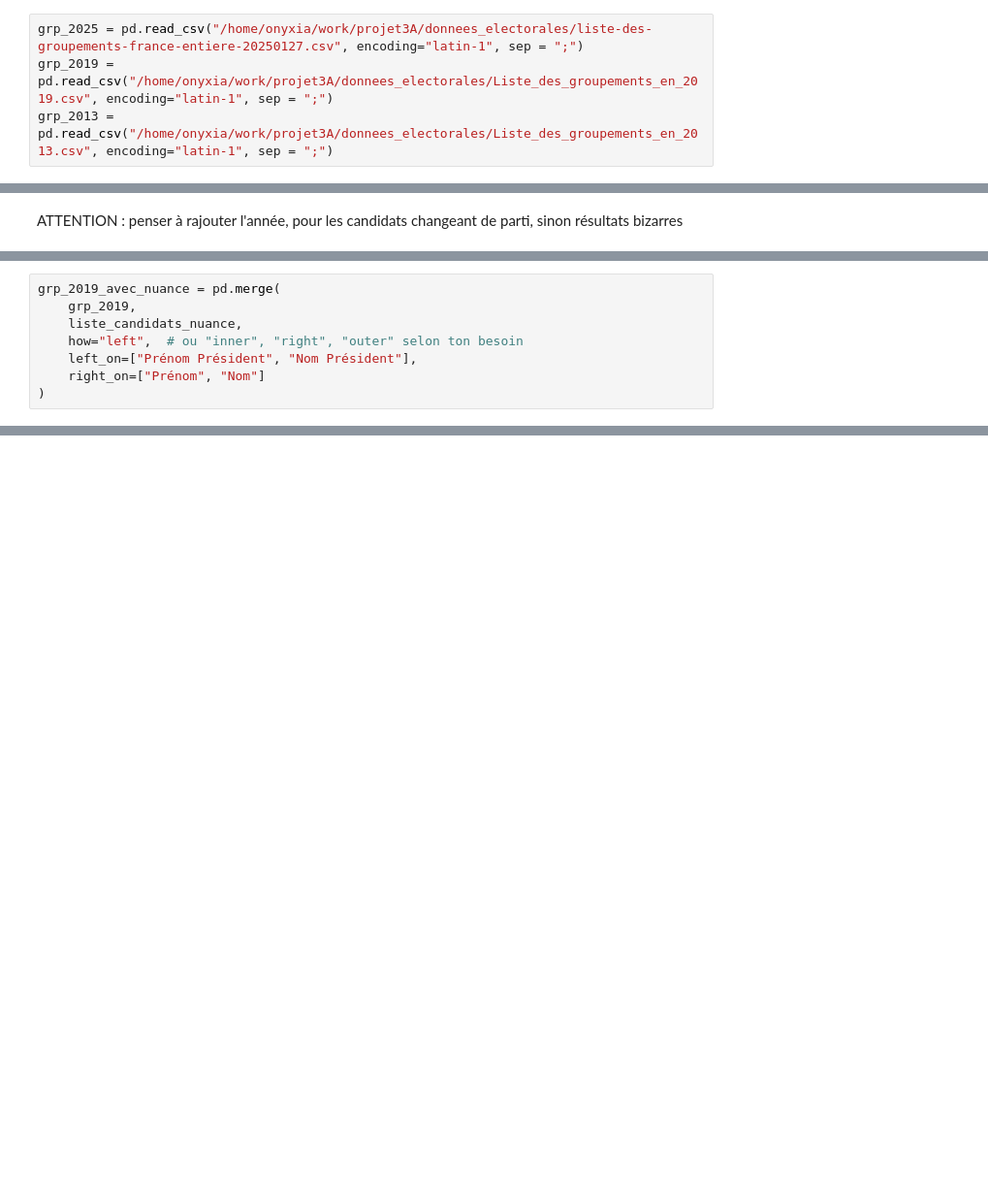
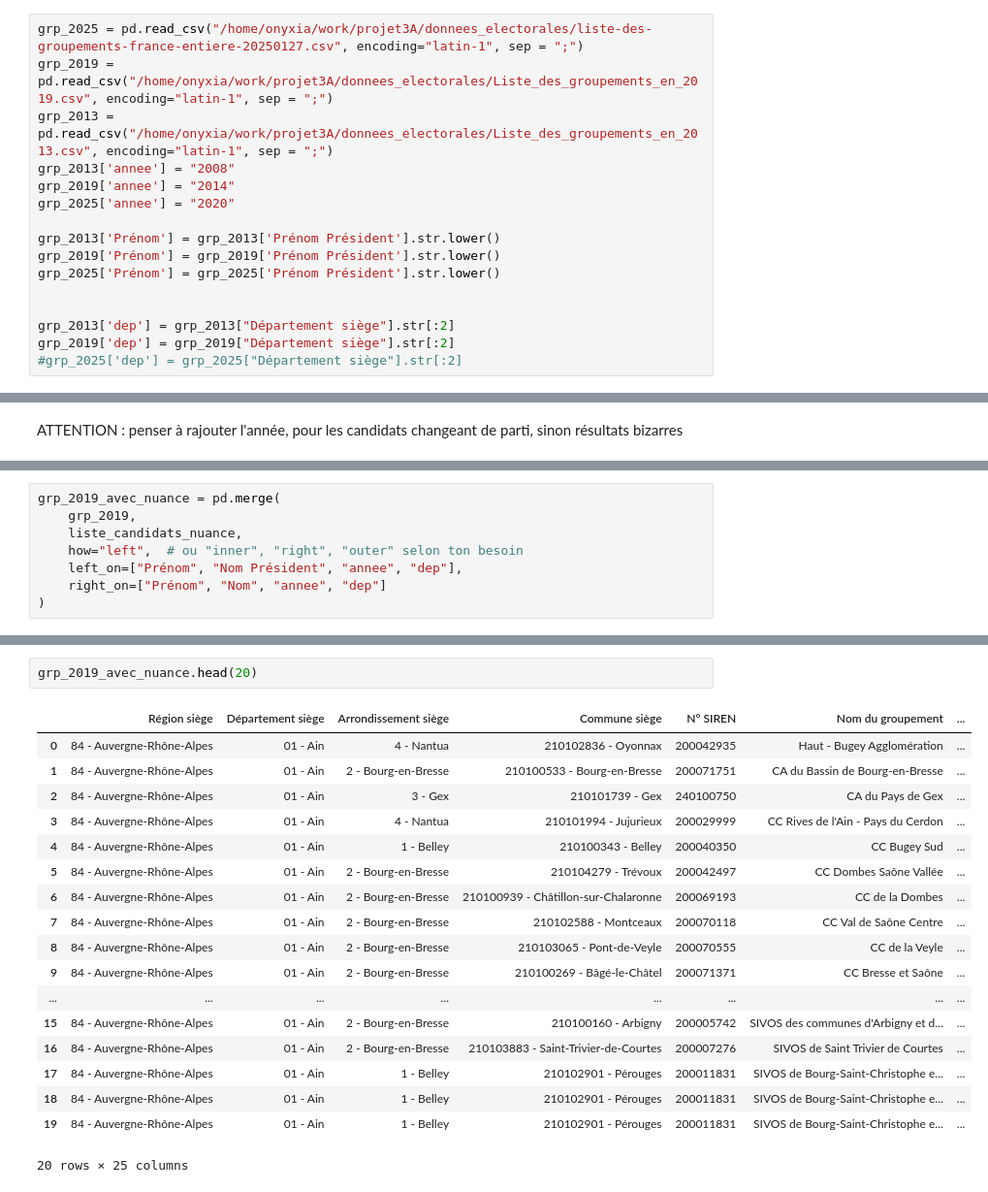
Before and after one commit to xdalp/projet3A, a Jupyter notebook: vote.ipynb, the cells around one changed output, grey strips where cells are left out. Shown at 97% size. Cells and saved outputs as stored; diff of their text form; blank space fills up the shorter version.

```diff
--- a/vote.ipynb
+++ b/vote.ipynb
@@ -95,3 +126,15 @@ Importation des données des intercommunalités
 grp_2025 = pd.read_csv("/home/onyxia/work/projet3A/donnees_electorales/liste-des-groupements-france-entiere-20250127.csv", encoding="latin-1", sep = ";")
 grp_2019 = pd.read_csv("/home/onyxia/work/projet3A/donnees_electorales/Liste_des_groupements_en_2019.csv", encoding="latin-1", sep = ";")
 grp_2013 = pd.read_csv("/home/onyxia/work/projet3A/donnees_electorales/Liste_des_groupements_en_2013.csv", encoding="latin-1", sep = ";")
+grp_2013['annee'] = "2008"
+grp_2019['annee'] = "2014"
+grp_2025['annee'] = "2020"
+
+grp_2013['Prénom'] = grp_2013['Prénom Président'].str.lower()
+grp_2019['Prénom'] = grp_2019['Prénom Président'].str.lower()
+grp_2025['Prénom'] = grp_2025['Prénom Président'].str.lower()
+
+
+grp_2013['dep'] = grp_2013["Département siège"].str[:2]
+grp_2019['dep'] = grp_2019["Département siège"].str[:2]
+#grp_2025['dep'] = grp_2025["Département siège"].str[:2]
@@ -115,8 +169,8 @@ grp_2019_avec_nuance = pd.merge(
     grp_2019,
     liste_candidats_nuance,
     how="left",  # ou "inner", "right", "outer" selon ton besoin
-    left_on=["Prénom Président", "Nom Président"],
-    right_on=["Prénom", "Nom"]
+    left_on=["Prénom", "Nom Président", "annee", "dep"],
+    right_on=["Prénom", "Nom", "annee", "dep"]
 )
 # %%
 print(grp_2019_avec_nuance.shape)
@@ -126,0 +195,21 @@ print(grp_2019_avec_nuance['Nuance'].isna().sum())
+# %%
+grp_2019_avec_nuance.head(20)
+# %% [output]
+|  | Région siège | Département siège | Arrondissement siège | Commune siège | N° SIREN | Nom du groupement | ... |
+| 0 | 84 - Auvergne-Rhône-Alpes | 01 - Ain | 4 - Nantua | 210102836 - Oyonnax | 200042935 | Haut - Bugey Agglomération | ... |
+| 1 | 84 - Auvergne-Rhône-Alpes | 01 - Ain | 2 - Bourg-en-Bresse | 210100533 - Bourg-en-Bresse | 200071751 | CA du Bassin de Bourg-en-Bresse | ... |
+| 2 | 84 - Auvergne-Rhône-Alpes | 01 - Ain | 3 - Gex | 210101739 - Gex | 240100750 | CA du Pays de Gex | ... |
+| 3 | 84 - Auvergne-Rhône-Alpes | 01 - Ain | 4 - Nantua | 210101994 - Jujurieux | 200029999 | CC Rives de l'Ain - Pays du Cerdon | ... |
+| 4 | 84 - Auvergne-Rhône-Alpes | 01 - Ain | 1 - Belley | 210100343 - Belley | 200040350 | CC Bugey Sud | ... |
+| 5 | 84 - Auvergne-Rhône-Alpes | 01 - Ain | 2 - Bourg-en-Bresse | 210104279 - Trévoux | 200042497 | CC Dombes Saône Vallée | ... |
+| 6 | 84 - Auvergne-Rhône-Alpes | 01 - Ain | 2 - Bourg-en-Bresse | 210100939 - Châtillon-sur-Chalaronne | 200069193 | CC de la Dombes | ... |
+| 7 | 84 - Auvergne-Rhône-Alpes | 01 - Ain | 2 - Bourg-en-Bresse | 210102588 - Montceaux | 200070118 | CC Val de Saône Centre | ... |
+| 8 | 84 - Auvergne-Rhône-Alpes | 01 - Ain | 2 - Bourg-en-Bresse | 210103065 - Pont-de-Veyle | 200070555 | CC de la Veyle | ... |
+| 9 | 84 - Auvergne-Rhône-Alpes | 01 - Ain | 2 - Bourg-en-Bresse | 210100269 - Bâgé-le-Châtel | 200071371 | CC Bresse et Saône | ... |
+| ... | ... | ... | ... | ... | ... | ... | ... |
+| 15 | 84 - Auvergne-Rhône-Alpes | 01 - Ain | 2 - Bourg-en-Bresse | 210100160 - Arbigny | 200005742 | SIVOS des communes d'Arbigny et d... | ... |
+| 16 | 84 - Auvergne-Rhône-Alpes | 01 - Ain | 2 - Bourg-en-Bresse | 210103883 - Saint-Trivier-de-Courtes | 200007276 | SIVOS de Saint Trivier de Courtes | ... |
+| 17 | 84 - Auvergne-Rhône-Alpes | 01 - Ain | 1 - Belley | 210102901 - Pérouges | 200011831 | SIVOS de Bourg-Saint-Christophe e... | ... |
+| 18 | 84 - Auvergne-Rhône-Alpes | 01 - Ain | 1 - Belley | 210102901 - Pérouges | 200011831 | SIVOS de Bourg-Saint-Christophe e... | ... |
+| 19 | 84 - Auvergne-Rhône-Alpes | 01 - Ain | 1 - Belley | 210102901 - Pérouges | 200011831 | SIVOS de Bourg-Saint-Christophe e... | ... |
+20 rows × 25 columns
```
Also changed, not shown: parts of 12 cells of this notebook.
